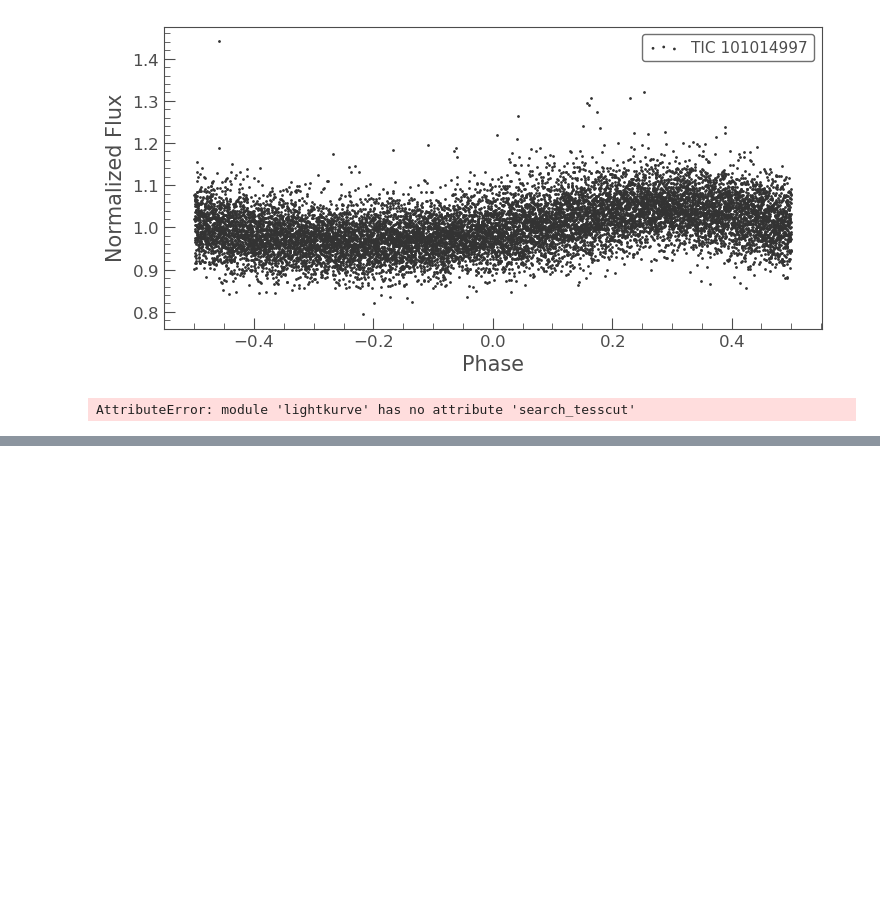
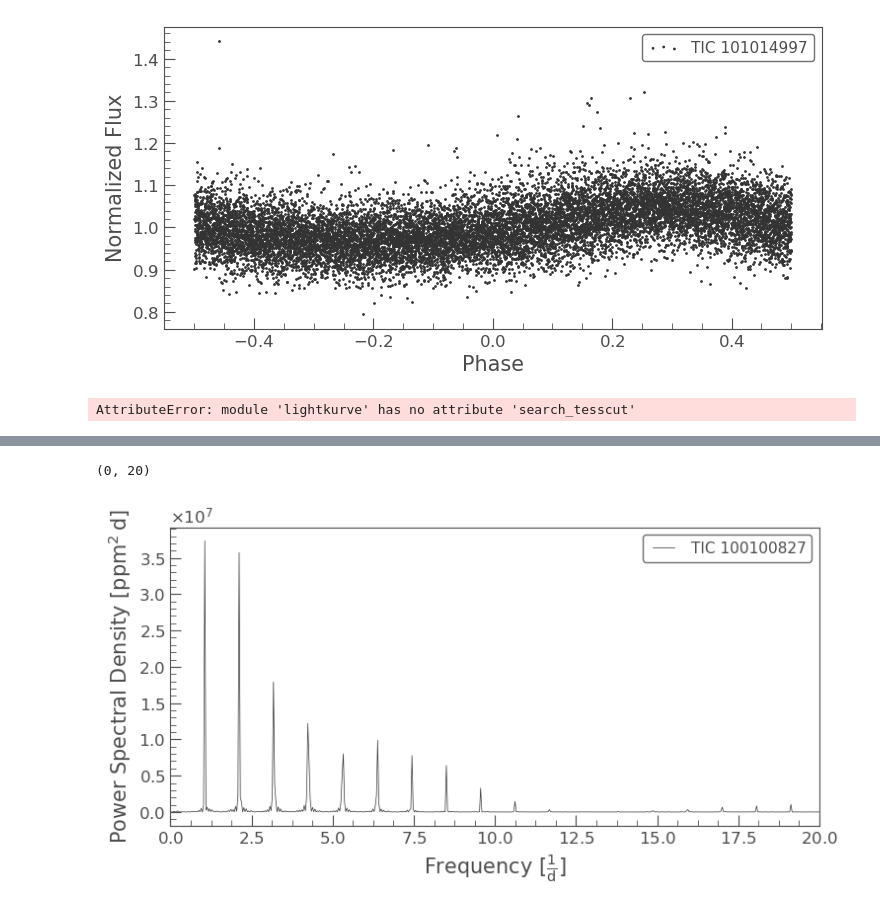
Before and after one commit to mustaric/susanTutorials, a Jupyter notebook: Delaware2019/Lightkurve TESS.ipynb, the cells around one changed output, grey strips where cells are left out. Cells and saved outputs as stored; diff of their text form; code cells hidden in the pictures; blank space fills up the shorter version.

```diff
--- a/Delaware2019/Lightkurve TESS.ipynb
+++ b/Delaware2019/Lightkurve TESS.ipynb
@@ -58,0 +76,8 @@ AttributeError: module 'lightkurve' has no attribute 'search_tesscut'
+# %%
+p = lc.remove_nans().to_periodogram(method='LombScargle')
+p.plot()
+import matplotlib.pyplot as plt
+plt.xlim(0,20)
+# %% [output]
+(0, 20)
+[figure, added]
```
Also changed, not shown: parts of 10 cells of this notebook, 1 other file.
